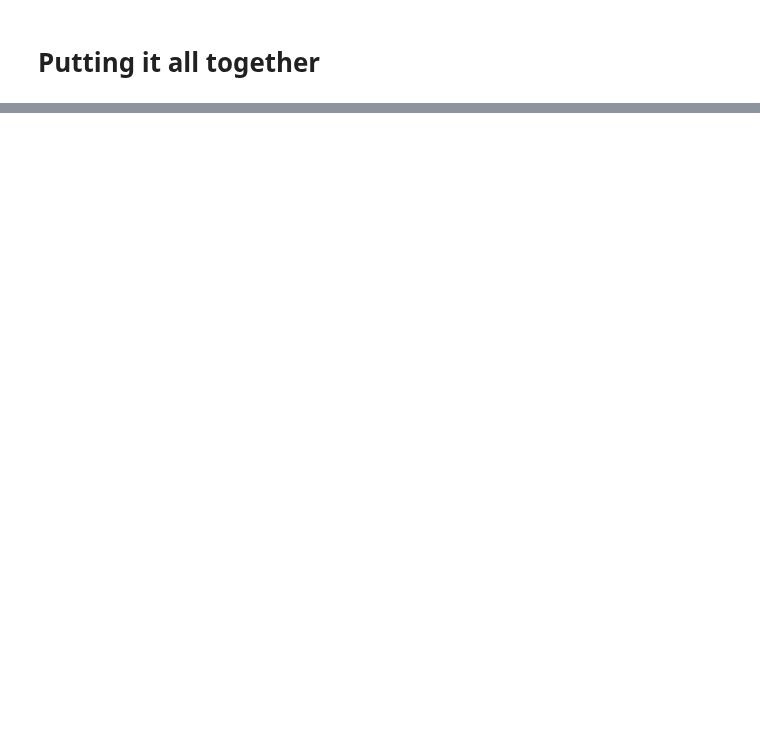
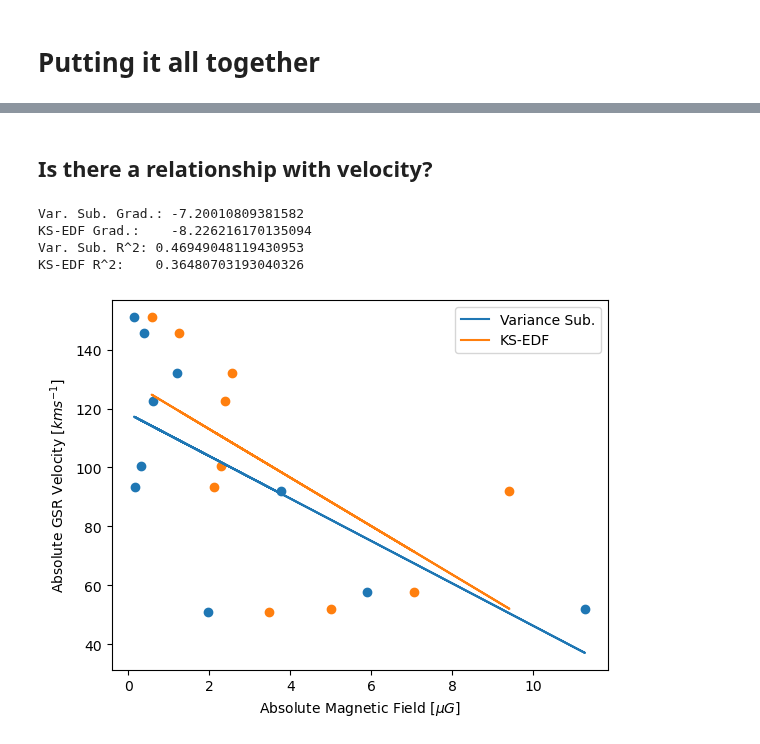
Before and after one commit to Olivex727/hvc-magnetic-honours-programs, a Jupyter notebook: synthesis/variance_subtraction.ipynb, the cells around one changed output, grey strips where cells are left out. Drawn from its saved outputs; the diff is of its cells as text; code cells hidden in the pictures; blank space fills up the shorter version.

```diff
--- a/synthesis/variance_subtraction.ipynb
+++ b/synthesis/variance_subtraction.ipynb
@@ -263,0 +294,35 @@ plt.show()
+# %% [markdown]
+## Is there a relationship with velocity?
+# %%
+from astropy.table import hstack
+from scipy.stats import linregress
+import numpy as np
+
+results_stack = us.filter_significant(hstack([results, collated_data['HVCs']]))
+
+plt.scatter(abs(results_stack["Sigma [diff]"]), abs(results_stack['VGSR']))
+plt.scatter(abs(results_stack["Statistic_diff"]), abs(results_stack['VGSR']))
+
+pf10, pf11, r_value1, p_value1, std_err1 = linregress(abs(results_stack["Sigma [diff]"]), abs(results_stack['VGSR']))
+pf20, pf21, r_value2, p_value2, std_err2 = linregress(abs(results_stack["Statistic_diff"]), abs(results_stack['VGSR']))
+
+plt.plot(abs(results_stack["Sigma [diff]"]), pf10 * abs(results_stack["Sigma [diff]"]) + pf11, label="Variance Sub.")
+plt.plot(abs(results_stack["Statistic_diff"]), pf20 * abs(results_stack["Statistic_diff"]) + pf21, label="KS-EDF")
+
+plt.xlabel(r"Absolute Magnetic Field [$\mu G$]")
+plt.ylabel(r"Absolute GSR Velocity [$km s^{-1}$]")
+plt.legend()
+
+print(r"Var. Sub. Grad.: "+str(pf10))
+print(r"KS-EDF Grad.:    "+str(pf20))
+
+print(r"Var. Sub. R^2: "+str(r_value1**2))
+print(r"KS-EDF R^2:    "+str(r_value2**2))
+
+plt.show()
+# %% [output]
+Var. Sub. Grad.: -7.20010809381582
+KS-EDF Grad.:    -8.226216170135094
+Var. Sub. R^2: 0.46949048119430953
+KS-EDF R^2:    0.36480703193040326
+[figure, added]
```
Also changed, not shown: parts of 7 cells of this notebook, 2 other files.
